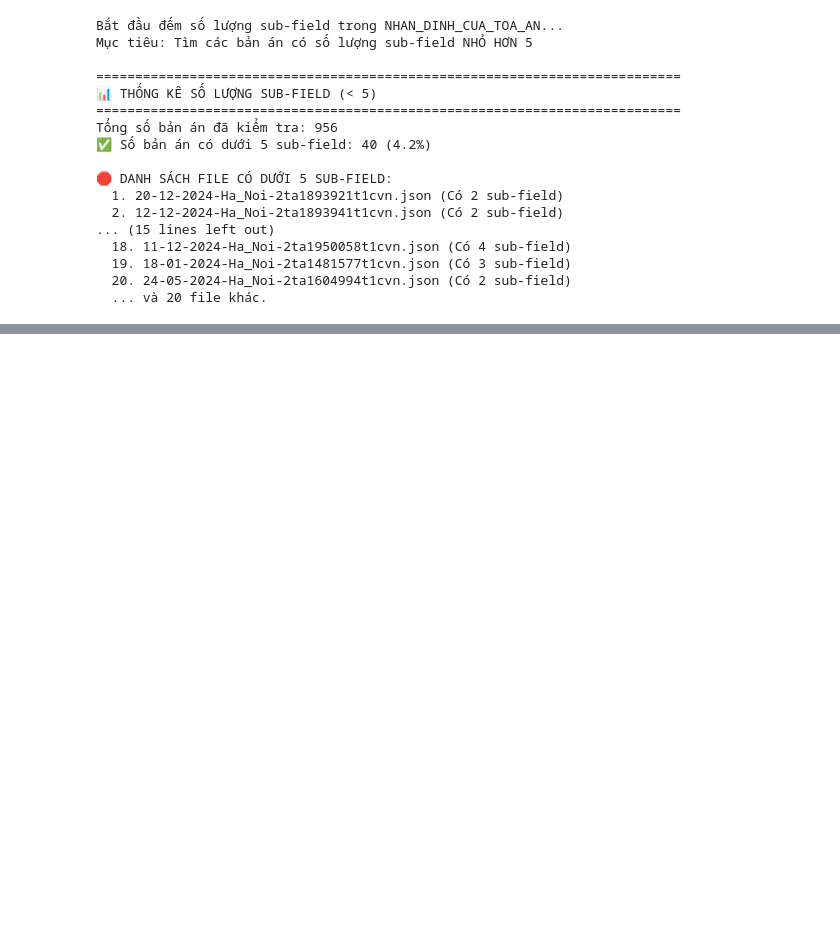
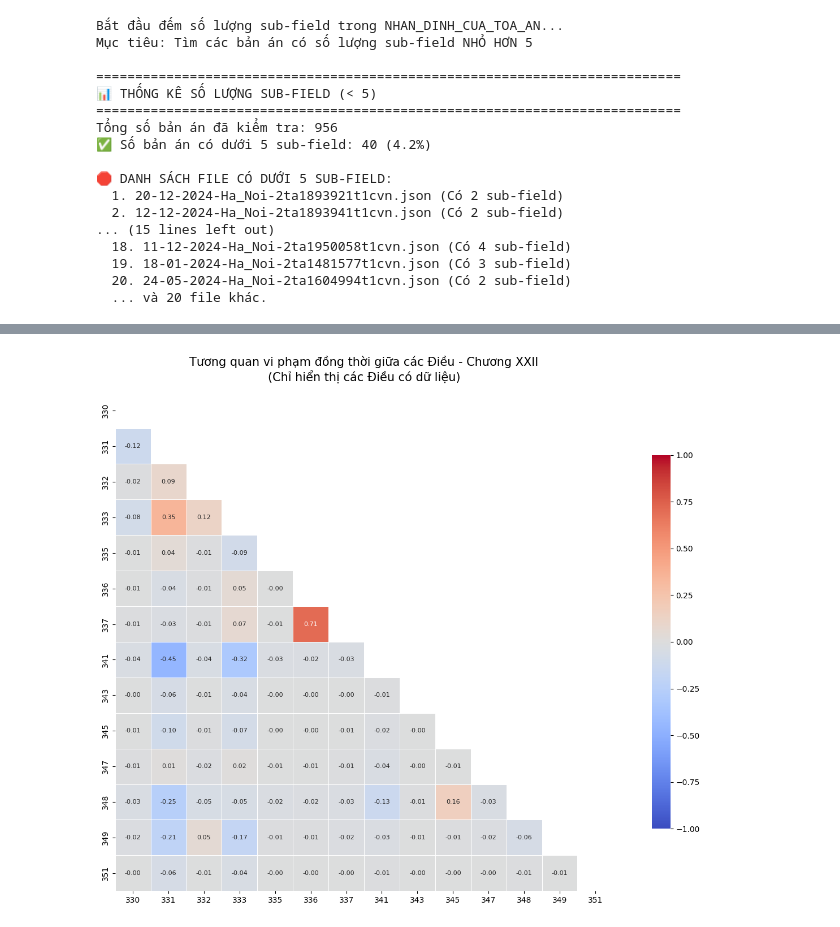
Before and after one commit to vmhieu51204/Rag_luat_test, a Jupyter notebook: Untitled-1.ipynb, the cells around one changed output, grey strips where cells are left out. Drawn from its saved outputs; the diff is of its cells as text; code cells hidden in the pictures; blank space fills up the shorter version.

```diff
--- a/Untitled-1.ipynb
+++ b/Untitled-1.ipynb
@@ -990,0 +1100,61 @@ Bắt đầu trích xuất chunk cho 956 file...
+# %%
+import pandas as pd
+import numpy as np
+
+if not chuong_dieus:
+    print("Không có dữ liệu Điều để tính tương quan.")
+else:
+    # 1. Xây dựng ma trận xuất hiện (Dòng: Vụ án, Cột: Điều)
+    occurrence_data = []
+
+    for file_path in case_files_target:
+        if file_path.endswith('law_doc.json'):
+            continue
+        try:
+            with open(file_path, 'r', encoding='utf-8') as f:
+                data = json.load(f)
+
+            quyet_dinh_text = data.get("QUYET_DINH", "")
+            extracted = set(extract_dieu_from_text(quyet_dinh_text))
+
+            # Trả về 1 nếu Điều xuất hiện trong vụ án, ngược lại là 0
+            row = {d: (1 if d in extracted else 0) for d in chuong_dieus}
+            occurrence_data.append(row)
+        except Exception as e:
+            pass
+
+    df_occurrences = pd.DataFrame(occurrence_data)
+
+    # 2. Lọc bỏ các Điều có tổng số lần xuất hiện = 0
+    # Điều này bắt buộc vì nếu variance = 0, Pearson correlation sẽ trả về NaN
+    df_filtered = df_occurrences.loc[:, df_occurrences.sum() > 0]
+
+    if df_filtered.shape[1] < 2:
+        print("Không đủ số lượng Điều bị vi phạm (cần ít nhất 2 Điều khác nhau) để tính toán ma trận tương quan.")
+    else:
+        # 3. Tính ma trận tương quan Pearson
+        corr_matrix = df_filtered.corr()
+
+        # 4. Vẽ biểu đồ Heatmap
+        plt.figure(figsize=(14, 10))
+
+        # Tạo mask che đi nửa trên của ma trận (vì đối xứng) giúp biểu đồ gọn gàng hơn
+        mask = np.triu(np.ones_like(corr_matrix, dtype=bool))
+
+        sns.heatmap(corr_matrix,
+                    mask=mask,
+                    cmap="coolwarm",
+                    vmax=1, vmin=-1,
+                    center=0,
+                    square=True,
+                    linewidths=.5,
+                    cbar_kws={"shrink": .75},
+                    annot=True,
+                    fmt=".2f",
+                    annot_kws={"size": 8})
+
+        plt.title(f"Tương quan vi phạm đồng thời giữa các Điều - Chương {TARGET_CHAPTER}\n(Chỉ hiển thị các Điều có dữ liệu)", fontsize=15, pad=15)
+        plt.tight_layout()
+        plt.show()
+# %% [output]
+[figure, added]
```
Also changed, not shown: parts of 10 cells of this notebook, 27 other files.
